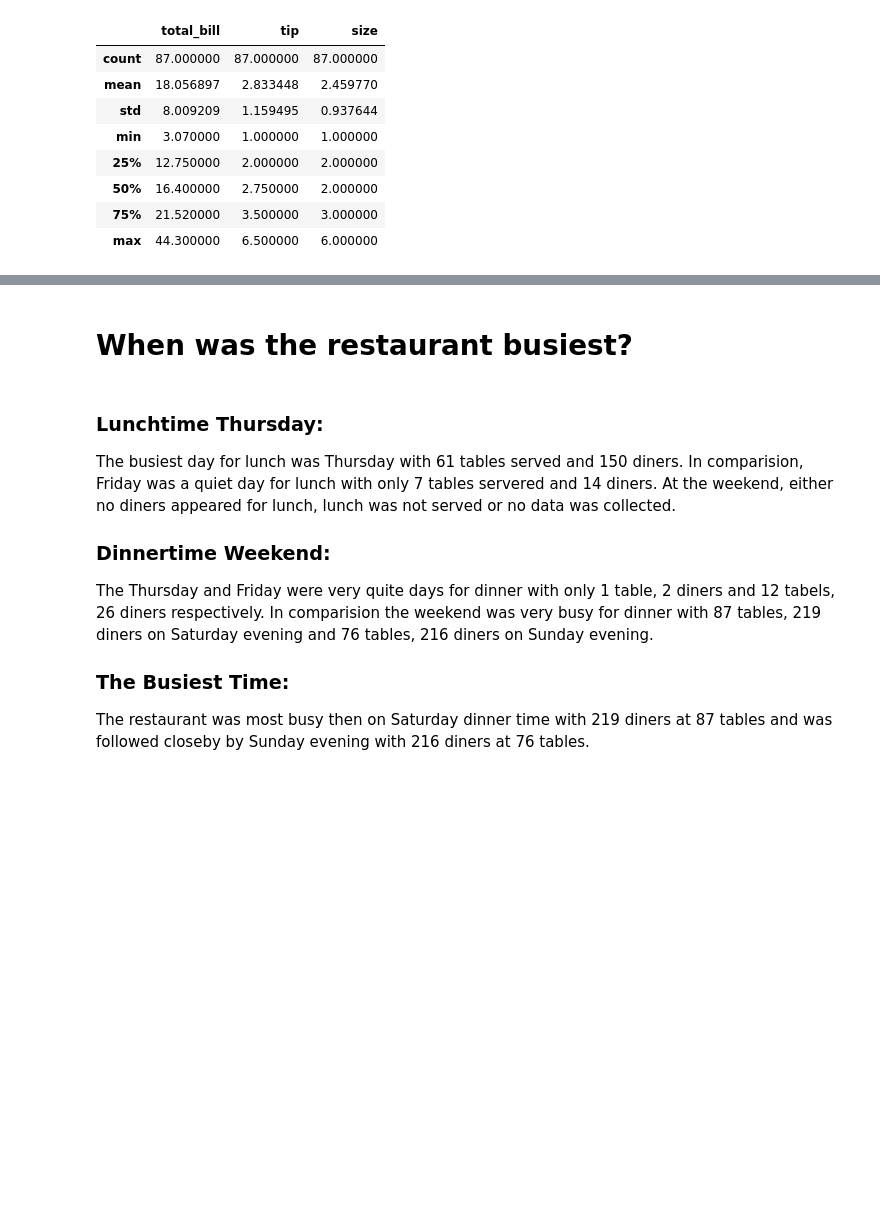
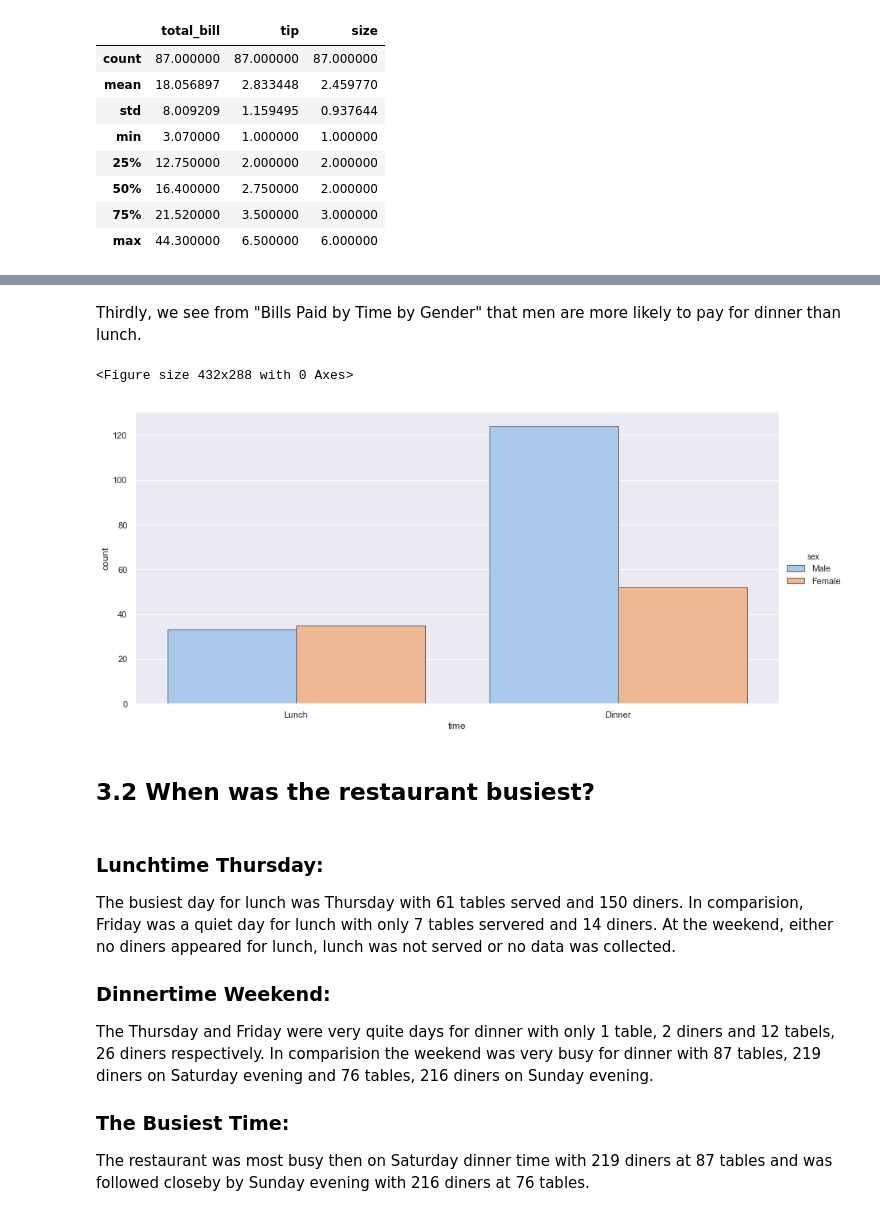
Before and after one commit to fionaoriordan/52446_19_tips, a Jupyter notebook: tips_notebook.ipynb, the cells around one changed output, grey strips where cells are left out. Drawn from its saved outputs; the diff is of its cells as text; code cells hidden in the pictures; blank space fills up the shorter version.

```diff
--- a/tips_notebook.ipynb
+++ b/tips_notebook.ipynb
@@ -130,5 +170,23 @@ We can see from the above tables that total number that more males (157) paid th
+# %% [markdown]
+Thirdly, we see from "Bills Paid by Time by Gender" that men are more likely to pay for dinner than lunch.
+# %%
+
+# create a figure & plot.
+fig = plt.figure()
+
+ax = sns.catplot (x="time", hue="sex", kind="count",
+            palette="pastel", edgecolor=".4",  height=6, aspect=2,
+            data=df)
+
+#Adding a title at the figure level
+fig.suptitle("Bills Paid by Time by Gender", fontsize = 20)
+# display the plot
+plt.show()
+# %% [output]
+<Figure size 432x288 with 0 Axes>
+[figure, added]
 # %% [markdown]
-# When was the restaurant busiest?
+## 3.2 When was the restaurant busiest?
 # %% [markdown]
 ### Lunchtime Thursday:
 The busiest day for lunch was Thursday with 61 tables served and 150 diners. In comparision, Friday was a quiet day for lunch with only 7 tables servered and 14 diners. At the weekend, either no diners appeared for lunch, lunch was not served or no data was collected.
```
Also changed, not shown: parts of 37 cells of this notebook.
